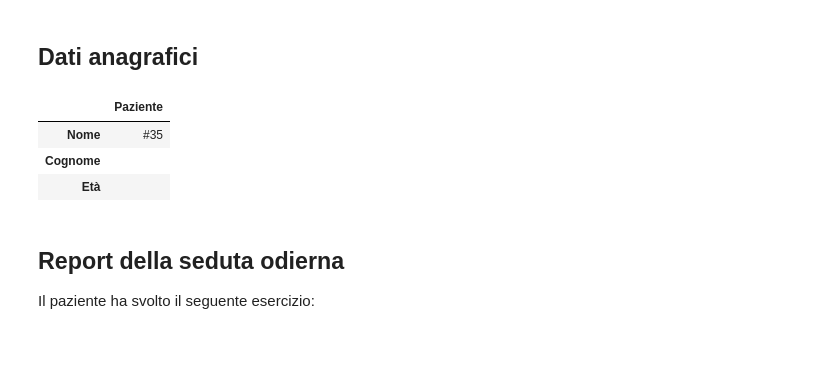
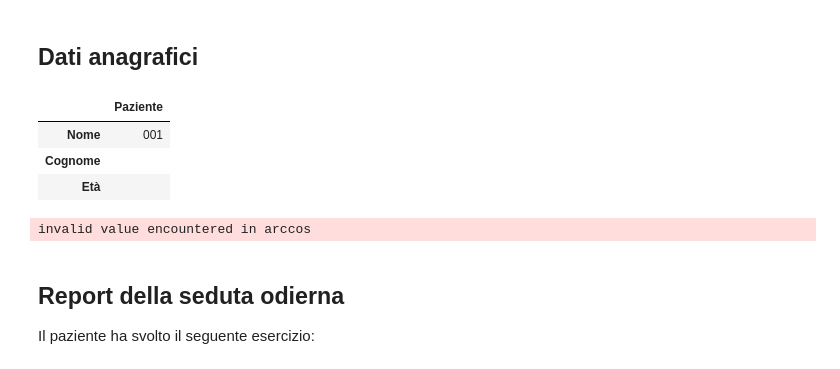
Before and after one commit to robotology/assistive-rehab, a Jupyter notebook: report/report-ita.ipynb, the cells around one changed output. Drawn from its saved outputs; the diff is of its cells as text; code cells hidden in the pictures.

```diff
--- a/report/report-ita.ipynb
+++ b/report/report-ita.ipynb
@@ -543,29 +543,30 @@ def _todict(matobj):
 # %%
 
 #load file
 home = expanduser("~")
-pth = home + '/.local/share/yarp/contexts/motionAnalyzer'
+id_patient = 'datadump-FDG-001-20230208-mr'
+pth = home + '/dev_iit/assistive-rehab/data_exp/'+ id_patient
 files = glob.glob(os.path.join(pth, '*.mat'))
 lastfile = max(files, key=os.path.getctime)
 
 #print personal data
 i = [pos for pos, char in enumerate(lastfile) if char == "-"]
 i1 = i[-3]
 i2 = i[-2]
 name = lastfile[i1+1:i2]
 surname = ""
 age = ""
 
 personaldata = []
 personaldata.append(name)
 personaldata.append(surname)
 personaldata.append(age)
 table = pd.DataFrame(personaldata)
 table.rename(index={0:"Nome",1:"Cognome",2:"Età"},  columns={0:"Paziente"}, inplace=True)
 display(table)
 # %% [output]
 |  | Paziente |
-| Nome | #35 |
+| Nome | 001 |
 | Cognome |  |
 | Età |  |
 # %%
@@ -706,6 +707,8 @@ for i in range(len(data)):
     countexmonth[exname][monthi] = 1 + countexmonth[exname][monthi]
 
     exercises.append(ex)
+# %% [output]
+invalid value encountered in arccos
 # %% [markdown]
 
 ## Report della seduta odierna
```
Also changed, not shown: parts of 2 cells of this notebook, 32 other files.
